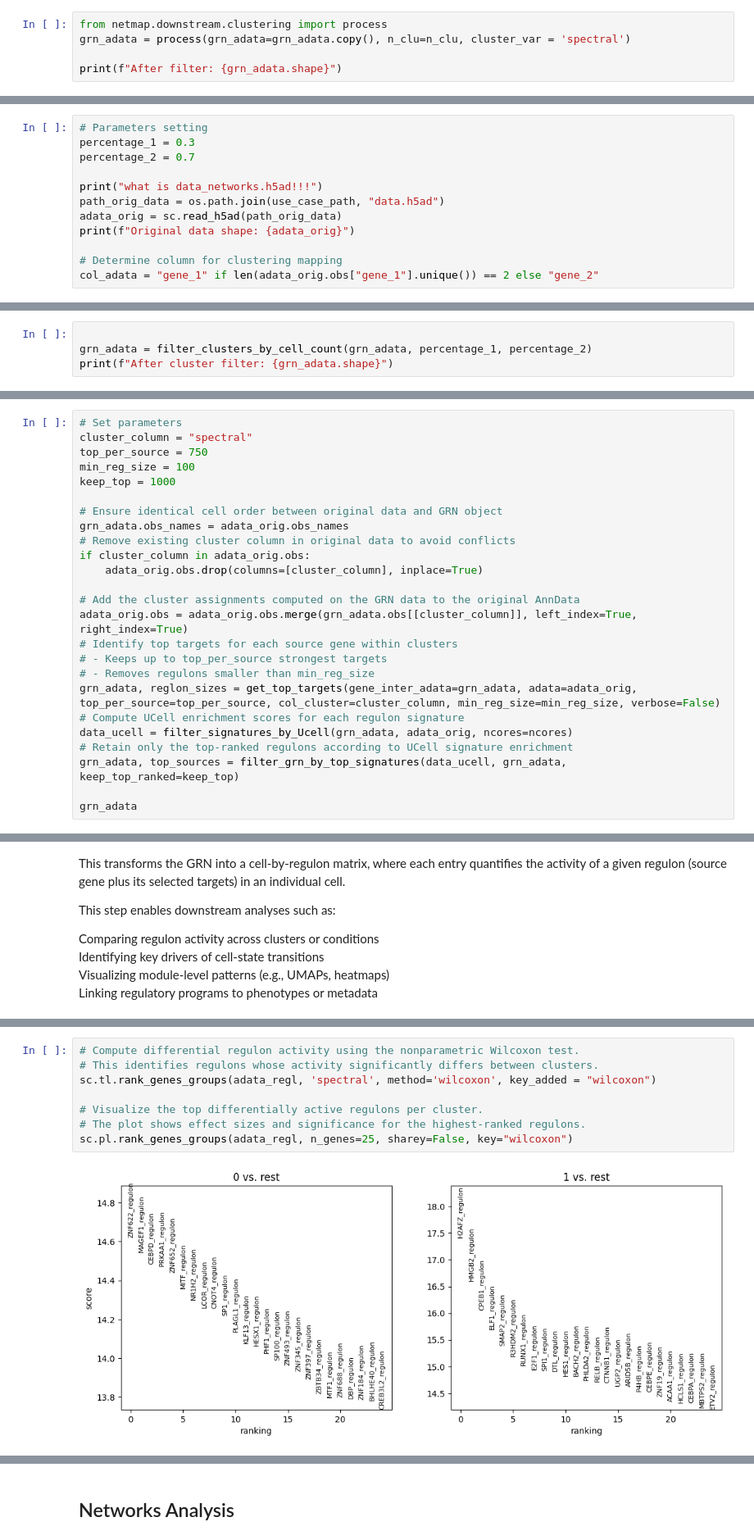
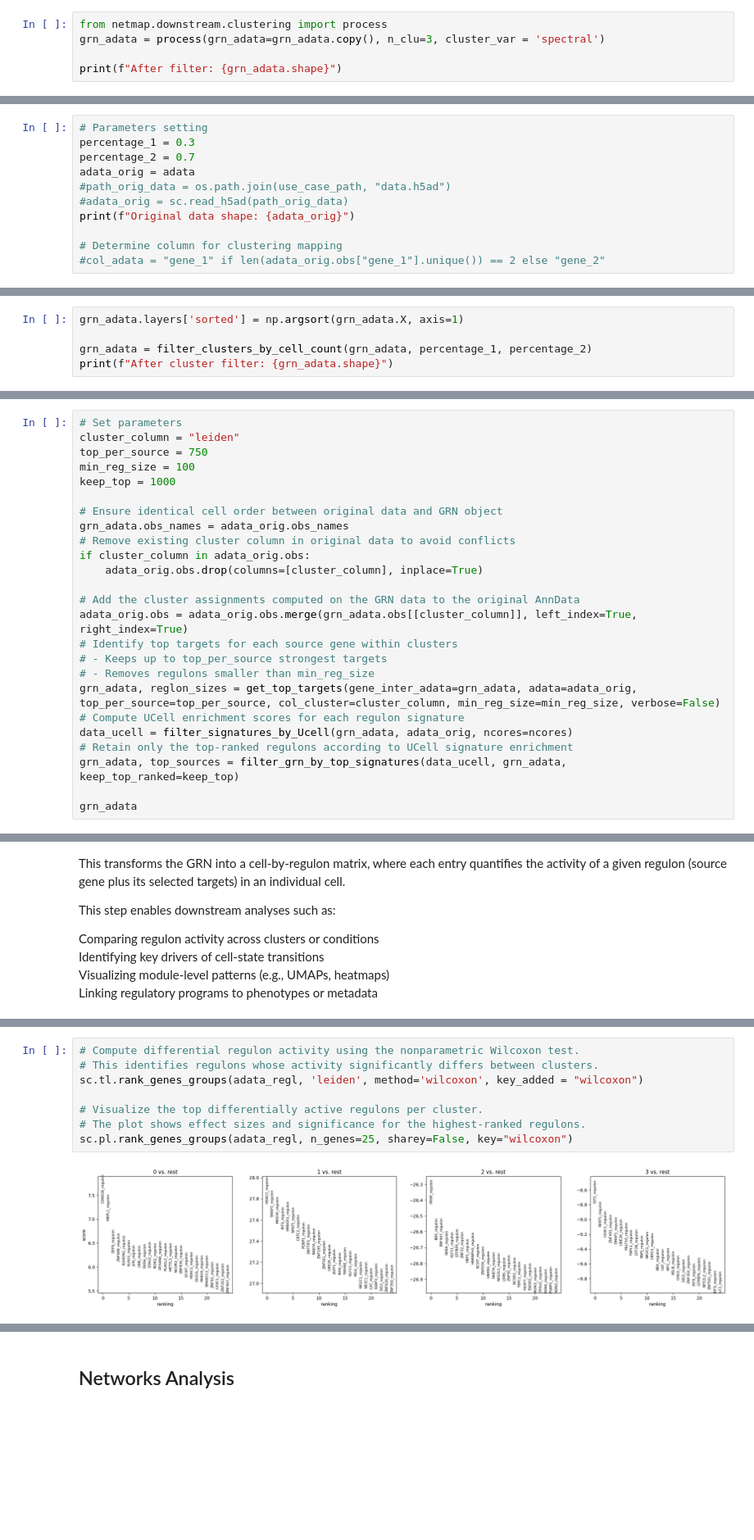
Before and after one commit to bionetslab/netmap, a Jupyter notebook: tutorials/use_case.ipynb, the cells around one changed output, grey strips where cells are left out. Shown at 82% size. Drawn from its saved outputs; the diff is of its cells as text; blank space fills up the shorter version.

```diff
--- a/tutorials/use_case.ipynb
+++ b/tutorials/use_case.ipynb
@@ -165,7 +203,7 @@ filter_key = f"global_cell_count_{top_edges}"
 grn_adata = grn_adata[:, grn_adata.var[filter_key] > 0]
 # %%
 from netmap.downstream.clustering import process
-grn_adata = process(grn_adata=grn_adata.copy(), n_clu=n_clu, cluster_var = 'spectral')
+grn_adata = process(grn_adata=grn_adata.copy(), n_clu=3, cluster_var = 'spectral')
 
 print(f"After filter: {grn_adata.shape}")
 # %% [output]
@@ -186,12 +235,11 @@ percentage_2: The minimum fraction of clusters in which the edge must pass the p
 # Parameters setting
 percentage_1 = 0.3
 percentage_2 = 0.7
-
-print("what is data_networks.h5ad!!!")
-path_orig_data = os.path.join(use_case_path, "data.h5ad")
-adata_orig = sc.read_h5ad(path_orig_data)
+adata_orig = adata
+#path_orig_data = os.path.join(use_case_path, "data.h5ad")
+#adata_orig = sc.read_h5ad(path_orig_data)
 print(f"Original data shape: {adata_orig}")
 
 # Determine column for clustering mapping
-col_adata = "gene_1" if len(adata_orig.obs["gene_1"].unique()) == 2 else "gene_2"
+#col_adata = "gene_1" if len(adata_orig.obs["gene_1"].unique()) == 2 else "gene_2"
 # %% [output]
@@ -212,6 +265,7 @@ print(f"Applying cluster cell count filter with percentage_1={percentage_1}, per
 # %% [output]
 Applying cluster cell count filter with percentage_1=0.3, percentage_2=0.7
 # %%
+grn_adata.layers['sorted'] = np.argsort(grn_adata.X, axis=1)
 
 grn_adata = filter_clusters_by_cell_count(grn_adata, percentage_1, percentage_2)
 print(f"After cluster filter: {grn_adata.shape}")
@@ -251,7 +331,7 @@ Use get_top_targets to select top targets per source, per cluster (subject to mi
 Compute UCell scores of regulatory signatures and filter to retain only the top-ranked sources.
 # %%
 # Set parameters
-cluster_column = "spectral"
+cluster_column = "leiden"
 top_per_source = 750
 min_reg_size = 100
 keep_top = 1000
@@ -314,10 +394,10 @@ AnnData object with n_obs × n_vars = 738 × 184
 # %%
 # Compute differential regulon activity using the nonparametric Wilcoxon test.
 # This identifies regulons whose activity significantly differs between clusters.
-sc.tl.rank_genes_groups(adata_regl, 'spectral', method='wilcoxon', key_added = "wilcoxon")
+sc.tl.rank_genes_groups(adata_regl, 'leiden', method='wilcoxon', key_added = "wilcoxon")
 
 # Visualize the top differentially active regulons per cluster.
 # The plot shows effect sizes and significance for the highest-ranked regulons.
 sc.pl.rank_genes_groups(adata_regl, n_genes=25, sharey=False, key="wilcoxon")
 # %% [output]
-[figure, old version]
+[figure, new version]
```
Also changed, not shown: parts of 39 cells of this notebook, 2 other files.
